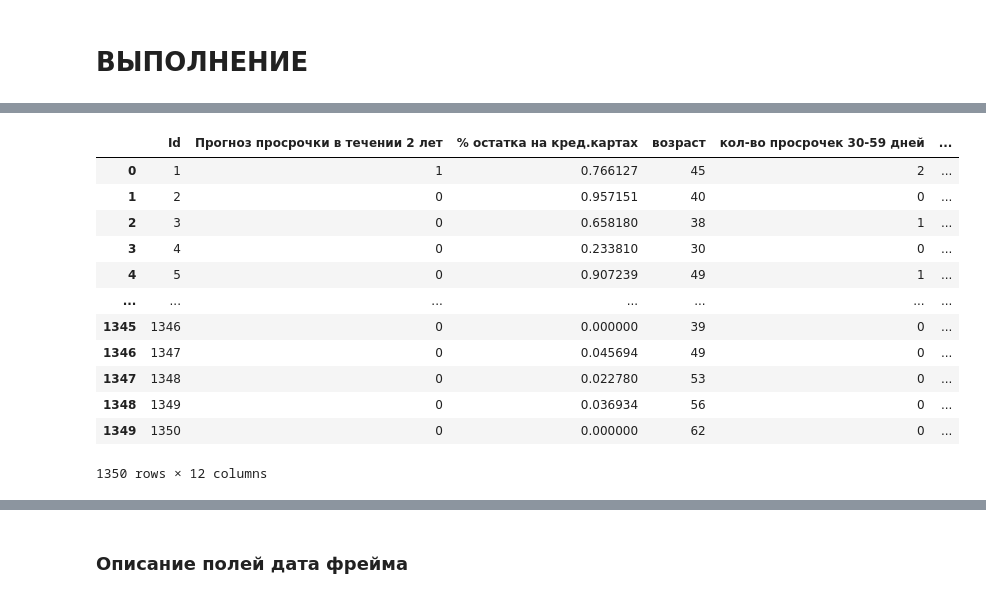
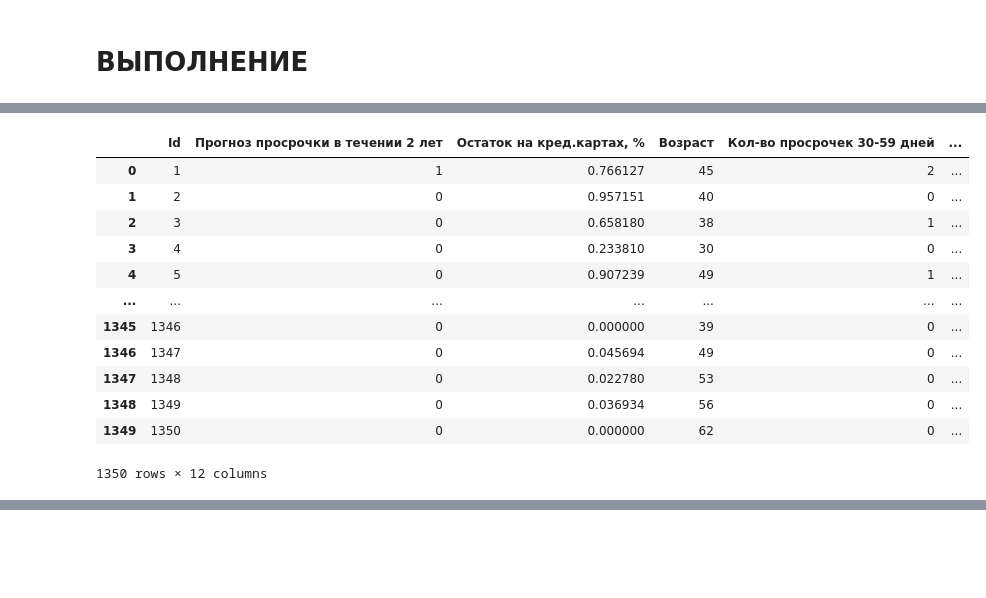
Before and after one commit to kimve1969/mgu_ds_cours, a Jupyter notebook: semestr 2.1/task 1/semestr_2_1_task_1.ipynb, the cells around one changed output, grey strips where cells are left out. Drawn from its saved outputs; the diff is of its cells as text; code cells hidden in the pictures; blank space fills up the shorter version.

```diff
--- a/semestr 2.1/task 1/semestr_2_1_task_1.ipynb
+++ b/semestr 2.1/task 1/semestr_2_1_task_1.ipynb
@@ -40,13 +73,19 @@ df.head(10)
 # %%
+# Меняем названия полей
 df.rename(columns={'SeriousDlqin2yrs':'Прогноз просрочки в течении 2 лет',
-                   'RevolvingUtilizationOfUnsecuredLines':'% остатка на кред.картах',
-                   'age':'возраст',
-                   'NumberOfTime30-59DaysPastDueNotWorse':'кол-во просрочек 30-59 дней',
-                   'DebtRatio':'% платежей от долга или абс.платеж',
-                   'MonthlyIncome':'Месячный доход'}, inplace=True)
+                   'RevolvingUtilizationOfUnsecuredLines':'Остаток на кред.картах, %',
+                   'age':'Возраст',
+                   'NumberOfTime30-59DaysPastDueNotWorse':'Кол-во просрочек 30-59 дней',
+                   'DebtRatio':'Платежей от долга, % или абс.платеж',
+                   'MonthlyIncome':'Месячный доход',
+                   'NumberOfOpenCreditLinesAndLoans':'Кол-во кредитов',
+                   'NumberOfTimes90DaysLate':'Кол-во просрочек на 90 дней и более',
+                   'NumberRealEstateLoansOrLines':'Кол-во ипотек',
+                   'NumberOfTime60-89DaysPastDueNotWorse':'Кол-во сред.просрочек (60-89 дней) за 2 года',
+                   'NumberOfDependents':'Кол-во иждевенцев в семье'}, inplace=True)
 df
 # %% [output]
-|  | Id | Прогноз просрочки в течении 2 лет | % остатка на кред.картах | возраст | кол-во просрочек 30-59 дней | ... |
+|  | Id | Прогноз просрочки в течении 2 лет | Остаток на кред.картах, % | Возраст | Кол-во просрочек 30-59 дней | ... |
 | 0 | 1 | 1 | 0.766127 | 45 | 2 | ... |
 | 1 | 2 | 0 | 0.957151 | 40 | 0 | ... |
 | 2 | 3 | 0 | 0.658180 | 38 | 1 | ... |
@@ -85,5 +124,3 @@ df.describe()
 | 50% | 675.500000 | 0.000000 | 0.156891 | 52.000000 | 0.000000 | 0.367049 | ... |
 | 75% | 1012.750000 | 0.000000 | 0.543145 | 63.000000 | 0.000000 | 0.807001 | ... |
 | max | 1350.000000 | 1.000000 | 2340.000000 | 97.000000 | 10.000000 | 15466.000000 | ... |
-# %% [markdown]
-### Описание полей дата фрейма
```
Also changed, not shown: parts of 5 cells of this notebook.
